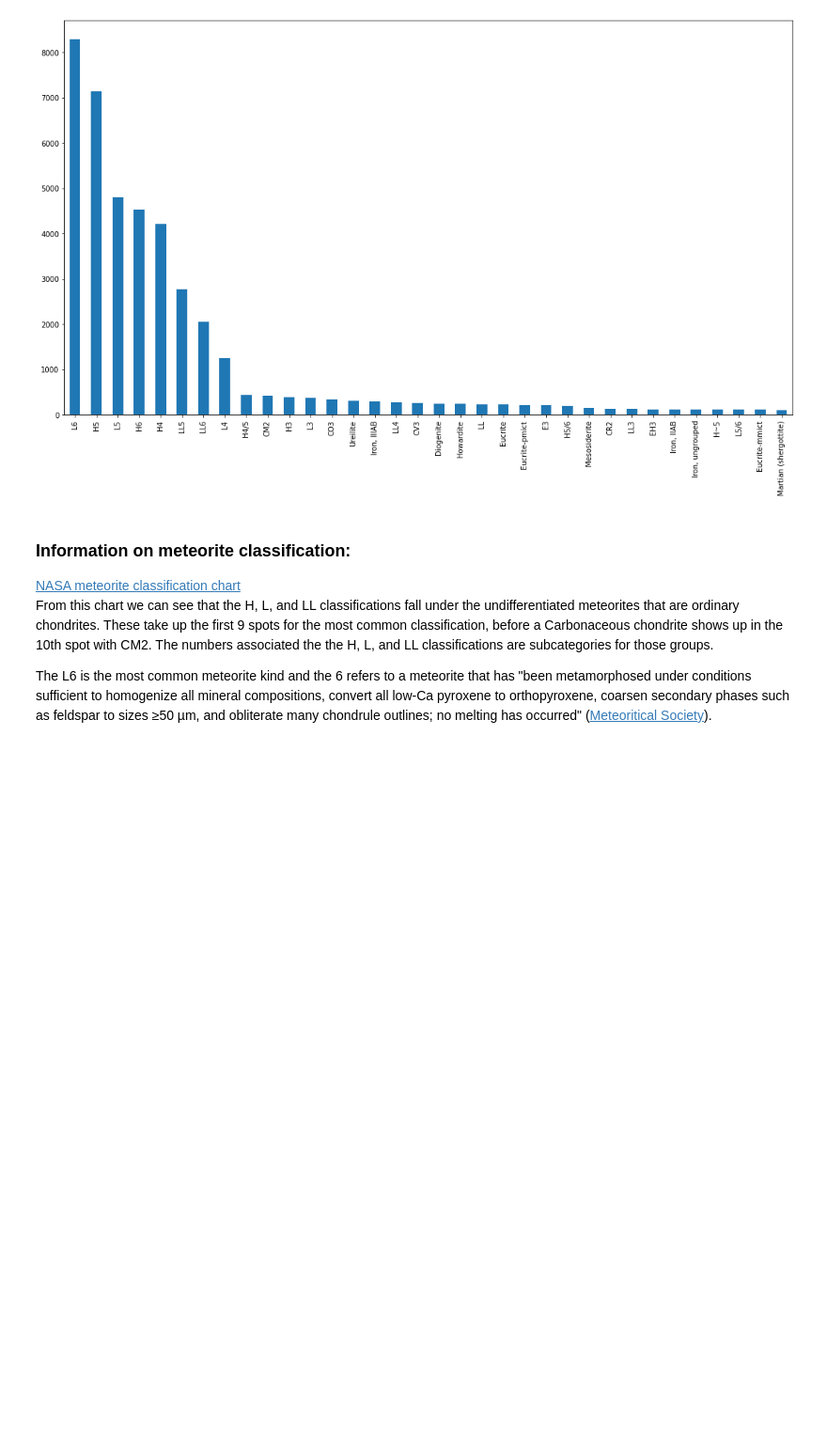
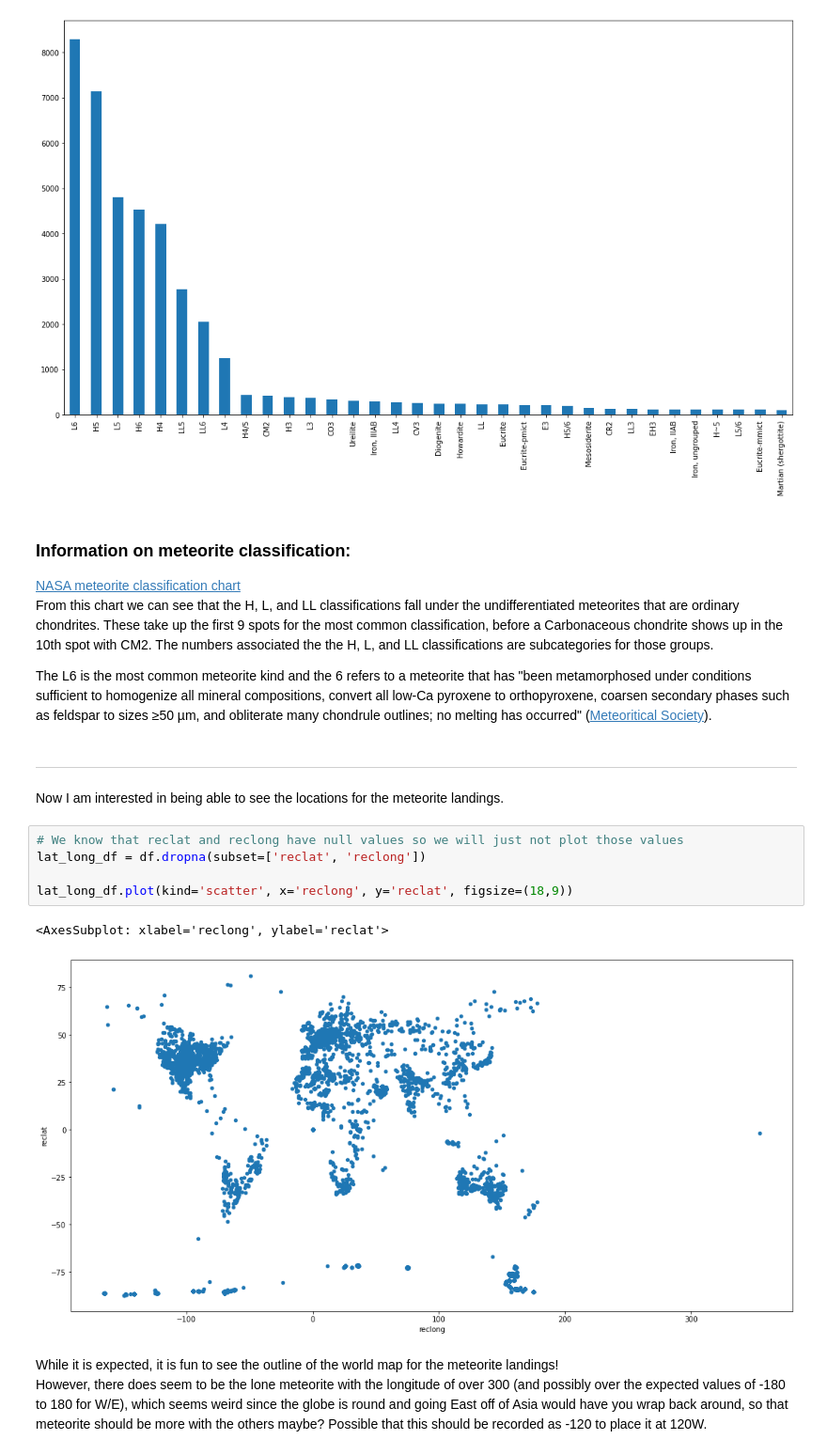
Before and after one commit to c-blomquist/Nasa-Meteorite-Landings-Data-Exploration, a Jupyter notebook: Meteorite_Landings.ipynb, the cells around one changed output. Shown at 94% size. Drawn from its saved outputs; the diff is of its cells as text; blank space fills up the shorter version.

Commit message:
Analyzing meteorite locations, and finding possible mistake with longitude recording

```diff
--- a/Meteorite_Landings.ipynb
+++ b/Meteorite_Landings.ipynb
@@ -121,3 +121,19 @@ class_filtered_df['recclass'].value_counts().plot(kind='bar', figsize=(18,10))
 From this chart we can see that the H, L, and LL classifications fall under the undifferentiated meteorites that are ordinary chondrites. These take up the first 9 spots for the most common classification, before a Carbonaceous chondrite shows up in the 10th spot with CM2. The numbers associated the the H, L, and LL classifications are subcategories for those groups.
 
 The L6 is the most common meteorite kind and the 6 refers to a meteorite that has "been metamorphosed under conditions sufficient to homogenize all mineral compositions, convert all low-Ca pyroxene to orthopyroxene, coarsen secondary phases such as feldspar to sizes ≥50 µm, and obliterate many chondrule outlines; no melting has occurred" ([Meteoritical Society](https://www.lpi.usra.edu/meteor/metbullclass.php?sea=L6)).
+# %% [markdown]
+
+---
+
+Now I am interested in being able to see the locations for the meteorite landings.
+# %%
+# We know that reclat and reclong have null values so we will just not plot those values
+lat_long_df = df.dropna(subset=['reclat', 'reclong'])
+
+lat_long_df.plot(kind='scatter', x='reclong', y='reclat', figsize=(18,9))
+# %% [output]
+<AxesSubplot: xlabel='reclong', ylabel='reclat'>
+[figure, added]
+# %% [markdown]
+While it is expected, it is fun to see the outline of the world map for the meteorite landings!
+However, there does seem to be the lone meteorite with the longitude of over 300 (and possibly over the expected values of -180 to 180 for W/E), which seems weird since the globe is round and going East off of Asia would have you wrap back around, so that meteorite should be more with the others maybe? Possible that this should be recorded as -120 to place it at 120W.
```
Also changed, not shown: parts of 3 cells of this notebook.
